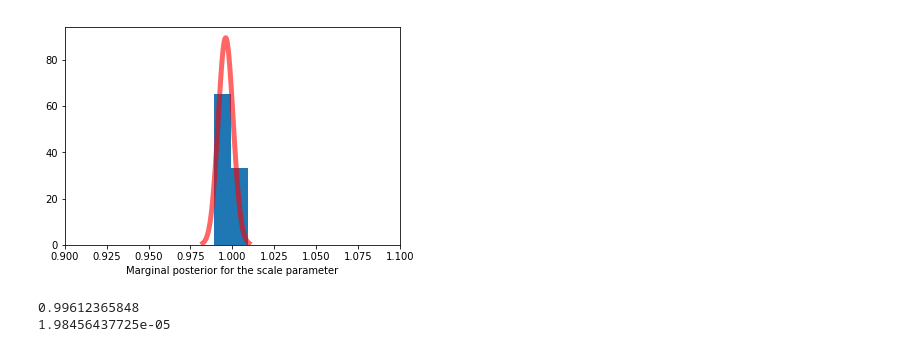
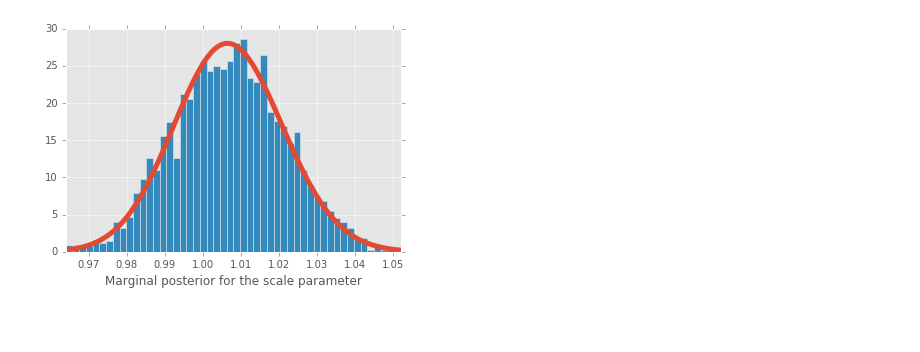
Before and after one commit to ionut199418/ionut, a Jupyter notebook: changes+done+for+the+inverse+gamma+prior.ipynb, the cells around one changed output. Saved outputs shown, nothing was run; the diff lists cells and outputs as text; code cells hidden in the pictures; blank space fills up the shorter version.

Commit message:
found the bug! conjugate prior uses a different parameterisation of the weibull

```diff
--- a/changes+done+for+the+inverse+gamma+prior.ipynb
+++ b/changes+done+for+the+inverse+gamma+prior.ipynb
@@ -4,17 +4,23 @@ import math
 %matplotlib inline
 import numpy as np
 import matplotlib.pyplot as plt
-import seaborn as sns
+plt.style.use('ggplot')
 import pandas as pd
 from scipy.stats import invgamma
 from functools import partial
 import statistics
 # %%
+
+# updated the weibull distribution in line with the parameters given here
+# https://www.johndcook.com//CompendiumOfConjugatePriors.pdf (on p20). For the conjugate prior
+# to work the scale parameter has to be outside the brackets so is a rescaled version of the
+# standard definition
+
 def rw2(n):# this gives samples from weibull(2,1)# put n=40000,the shape 2 and the scale 1
     x,y=0,0
     distance=[]
     for i in range(1,n+1):
-            r=random.weibullvariate(alpha,beta) # step size r
+            r=random.weibullvariate(alpha**(1/beta),beta) # step size r
             theta=2.*math.pi*random.random()
             x +=r*math.cos(theta)
             y +=r*math.sin(theta)
@@ -23,8 +29,8 @@ def rw2(n):# this gives samples from weibull(2,1)# put n=40000,the shape 2 and t
     #return(x,y)
 
 alpha=1 # scale
-beta=2 #shape parameter
-n=50000
+beta=4 #shape parameter
+n=5000
 data = rw2(n)# very important because you need the same data, if you put rw2(n) in there you change the data every time
 #data
 #the best results I got with 50000,70000,stepsize 0.04
@@ -41,6 +56,11 @@ def likelihood(x,a_scale,b_shape):
 # %%
 import scipy.stats as stats
 from scipy.stats import invgamma
+
+#prior parameters
+ap=1
+bp=1
+
 # initial guess for theta(a and b) as array. Now the shape 2 is fixed, the prior is inverse gamma(1,2)
 guess = 2# initial guess for scale
 # Prepare storing MCMC chain as array of arrays.
@@ -49,16 +69,16 @@ A = [guess]
 stepsizes = 0.04 # array of stepsizes
 accepted  = 0.0
 old_theta=guess# define initial values for theta
-old_loglik = log_likelihood(data,old_theta,2)#calculate the first log likelihood
-old_logtarget=old_loglik+invgamma.logpdf(old_theta,1,scale=2)
+old_loglik = logweib(data,old_theta,beta)#calculate the first log likelihood
+old_logtarget=old_loglik+invgamma.logpdf(old_theta,bp,scale=ap)
 # Metropolis-Hastings with 10,000 iterations.
-for p in range(70000):
+for p in range(10000):
     new_theta = old_theta + stats.norm(0, stepsizes).rvs()
     #add the restraints on new_theta
     if new_theta<0:
         continue
-    new_loglik = log_likelihood(data,new_theta,2)
-    new_logtarget=new_loglik+invgamma.logpdf(new_theta,1,scale=2)
+    new_loglik = logweib(data,new_theta,beta)
+    new_logtarget=new_loglik+invgamma.logpdf(new_theta,bp,scale=ap)
     # Accept new candidate in Monte-Carlo fashing.
     if (new_logtarget > old_logtarget):
         A.append(new_theta)
@@ -74,5 +94,8 @@ for p in range(70000):
             old_loglik=new_loglik
             old_theta=new_theta
             old_logtarget=new_logtarget
+        else:
+            A.append(old_theta)
+
 print("Acceptance rate = "+str(accepted/10000.0))
 # %% [output]
@@ -94,16 +103,11 @@ print(len(A))
 # %%
-a = 1+n
-b=2+sum(data**2)
+a = bp+n
+b=ap+sum(data**beta)
 x = np.linspace(invgamma.ppf(0.001,a,scale=b),invgamma.ppf(0.999, a,scale=b),100)
-plt.plot(x,invgamma.pdf(x,a,scale=b),'r-',lw=5, alpha=0.6, label='invgamma pdf')
-plt.hist(A,bins=100,normed=True)
+plt.plot(x,invgamma.pdf(x,a,scale=b),'-',lw=5)
+plt.hist(A,bins=50,range=[np.min(x),np.max(x)],normed=True)
 plt.xlabel("Marginal posterior for the scale parameter")
-plt.xlim(0.9,1.1)
+plt.xlim([np.min(x),np.max(x)])
 plt.show()
-from scipy.stats import invgamma
-print(invgamma.mean(a,scale=b))
-print(invgamma.var(a,scale=b))
 # %% [output]
-[figure, old version]
+[figure, new version]
-0.99612365848
-1.98456437725e-05
```
Also changed, not shown: parts of 4 cells of this notebook.
